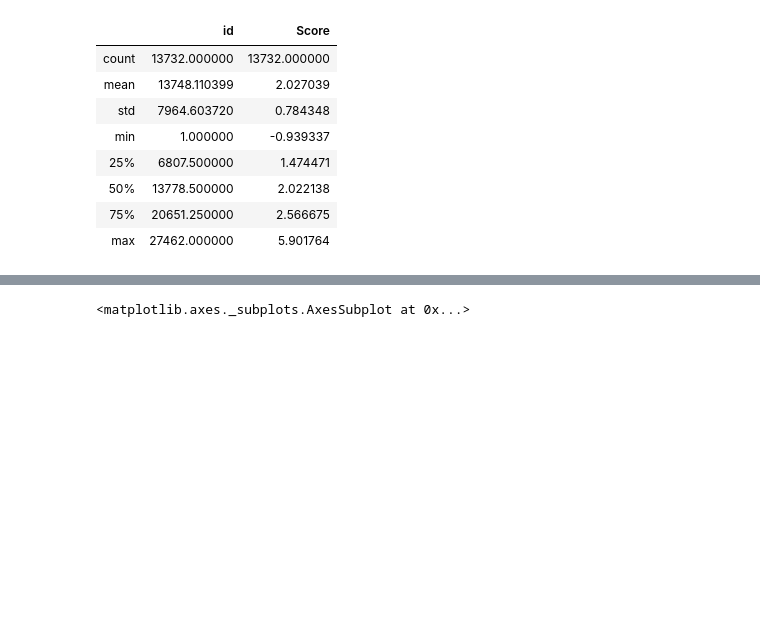
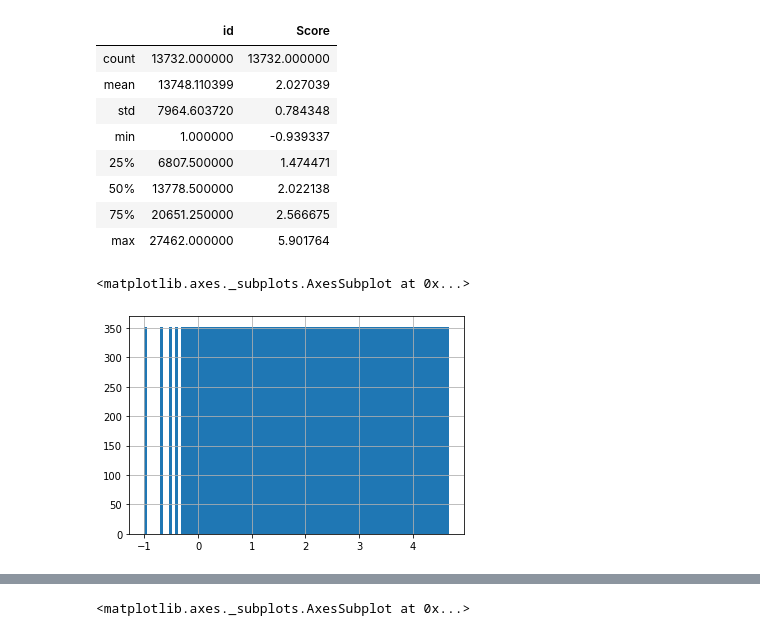
Before and after one commit to h4nyu/aplf, a Jupyter notebook: app/notebooks/Untitled.ipynb, the cells around one changed output, grey strips where cells are left out. Saved outputs shown, nothing was run; the diff lists cells and outputs as text; code cells hidden in the pictures; blank space fills up the shorter version.

Commit message:
flat distorsion

```diff
--- a/app/notebooks/Untitled.ipynb
+++ b/app/notebooks/Untitled.ipynb
@@ -30,3 +30,16 @@ df.describe()
 | 50% | 13778.500000 | 2.022138 |
 | 75% | 20651.250000 | 2.566675 |
 | max | 27462.000000 | 5.901764 |
+# %%
+bins = pd.cut(df['Score'],100)
+count_df = df.groupby(bins).size()
+# %%
+max_size = count_df.max()
+lst = []
+for idx, group in df.groupby(bins):
+    if len(group) > 0:
+        lst.append(group.sample(max_size-len(group), replace=True))
+flat_df = pd.concat(lst).append(df)
+# %% [output]
+<matplotlib.axes._subplots.AxesSubplot at 0x...>
+[figure, added]
```
Also changed, not shown: parts of 5 cells of this notebook, 3 other files.
